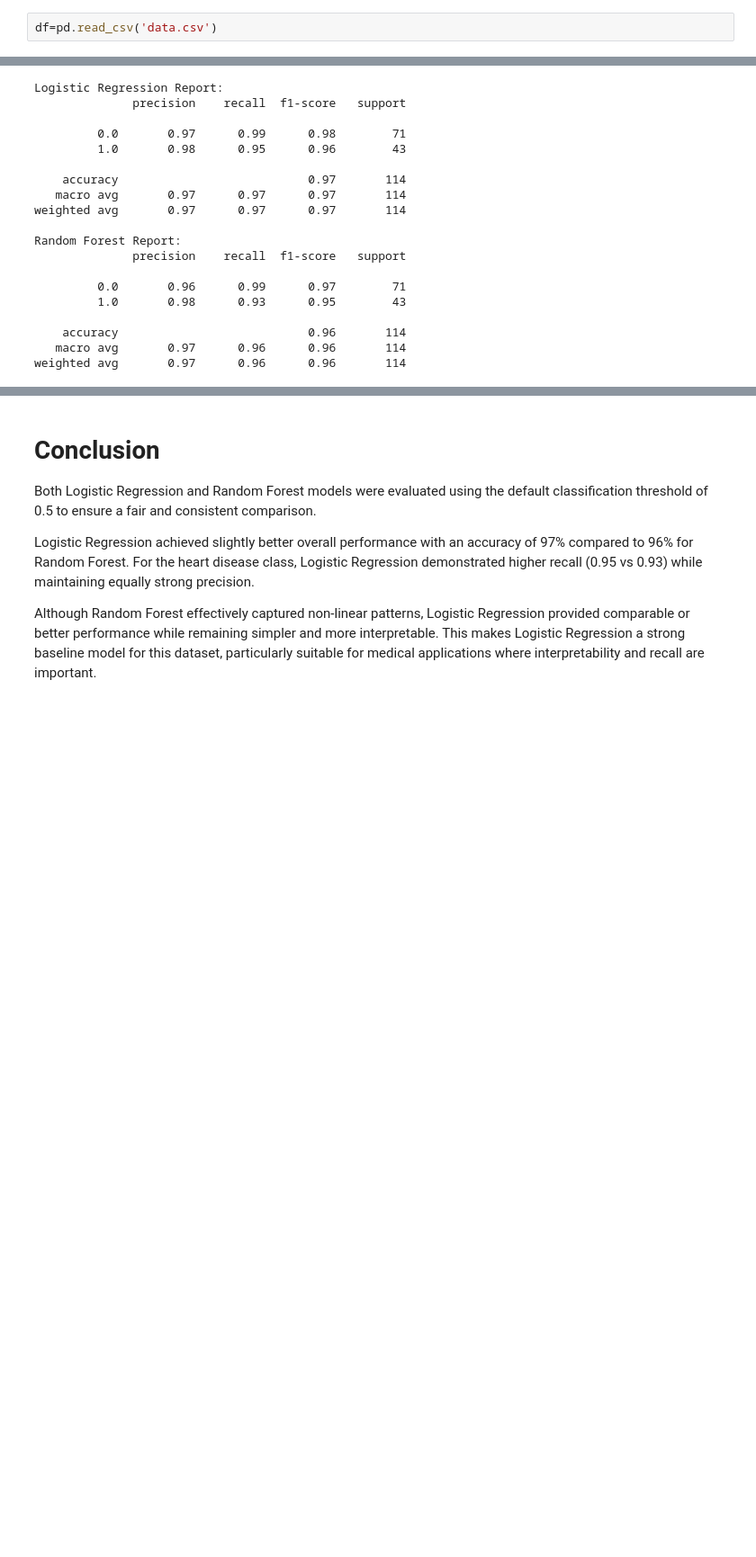
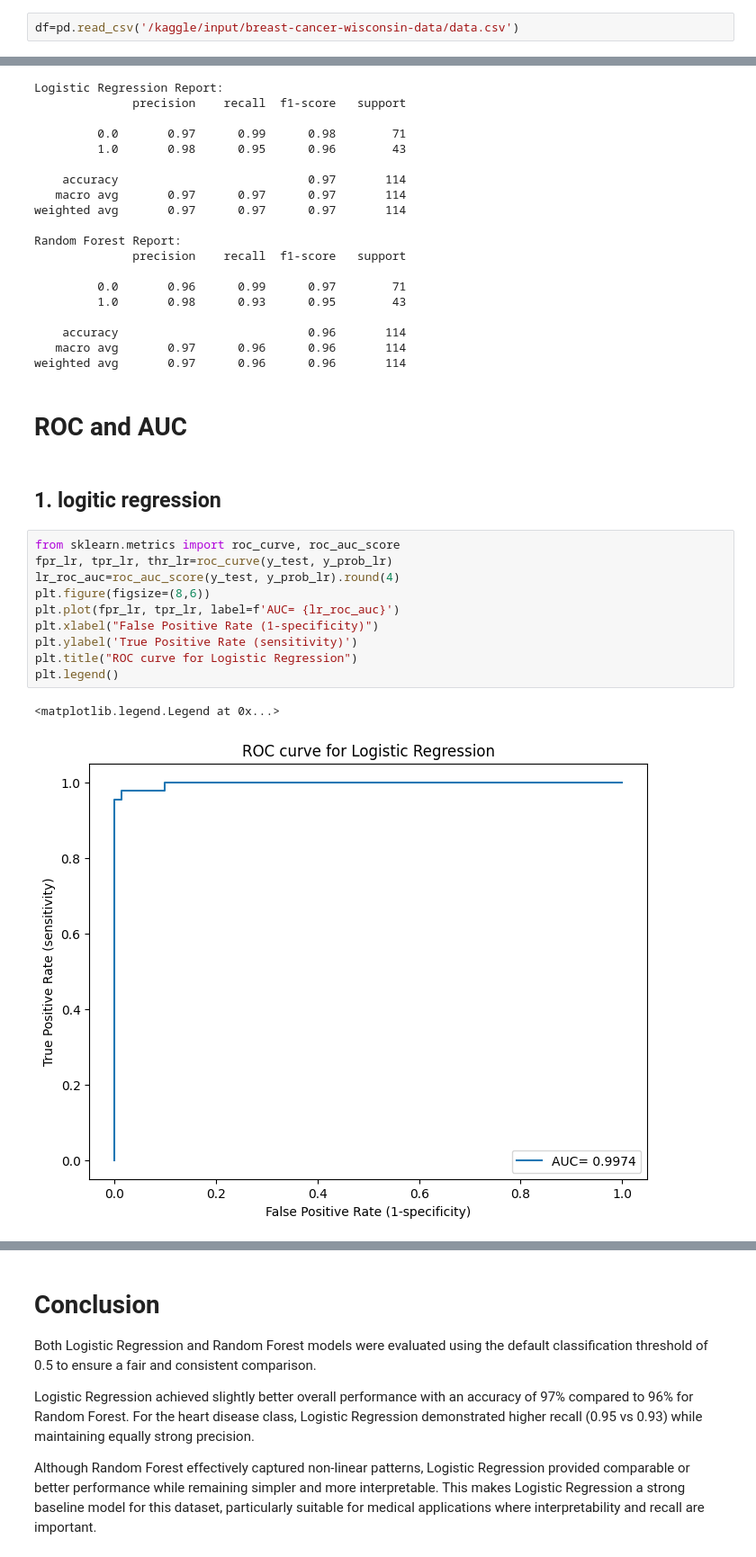
Before and after one commit to kinzemam/Linear-Regression-vs-Random-Forest, a Jupyter notebook: logistic-regression-vs-rf-model.ipynb, the cells around one changed output, grey strips where cells are left out. Shown at 90% size. Drawn from its saved outputs; the diff is of its cells as text; blank space fills up the shorter version.

Commit message:
added roc auc analysis for logistic regression and random forest model comparsion

```diff
--- a/logistic-regression-vs-rf-model.ipynb
+++ b/logistic-regression-vs-rf-model.ipynb
@@ -4,7 +7,7 @@ import pandas as pd # data processing, CSV file I/O (e.g. pd.read_csv)
 # %% [output]
 /kaggle/input/breast-cancer-wisconsin-data/data.csv
 # %%
-df=pd.read_csv('data.csv')
+df=pd.read_csv('/kaggle/input/breast-cancer-wisconsin-data/data.csv')
 # %%
 df.info()
 # %% [output]
@@ -139,3 +143,20 @@ Random Forest Report:
     accuracy                           0.96       114
    macro avg       0.97      0.96      0.96       114
 weighted avg       0.97      0.96      0.96       114
+# %% [markdown]
+# ROC and AUC
+# %% [markdown]
+## 1. logitic regression
+# %%
+from sklearn.metrics import roc_curve, roc_auc_score
+fpr_lr, tpr_lr, thr_lr=roc_curve(y_test, y_prob_lr)
+lr_roc_auc=roc_auc_score(y_test, y_prob_lr).round(4)
+plt.figure(figsize=(8,6))
+plt.plot(fpr_lr, tpr_lr, label=f'AUC= {lr_roc_auc}')
+plt.xlabel("False Positive Rate (1-specificity)")
+plt.ylabel('True Positive Rate (sensitivity)')
+plt.title("ROC curve for Logistic Regression")
+plt.legend()
+# %% [output]
+<matplotlib.legend.Legend at 0x...>
+[figure, added]
```
Also changed, not shown: parts of 5 cells of this notebook.
